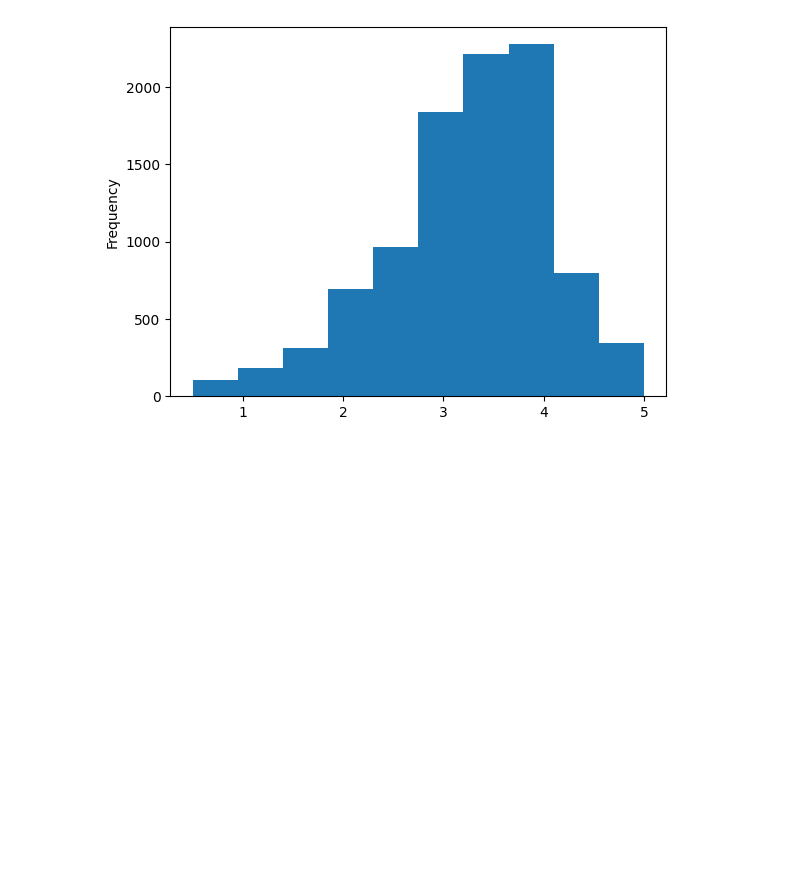
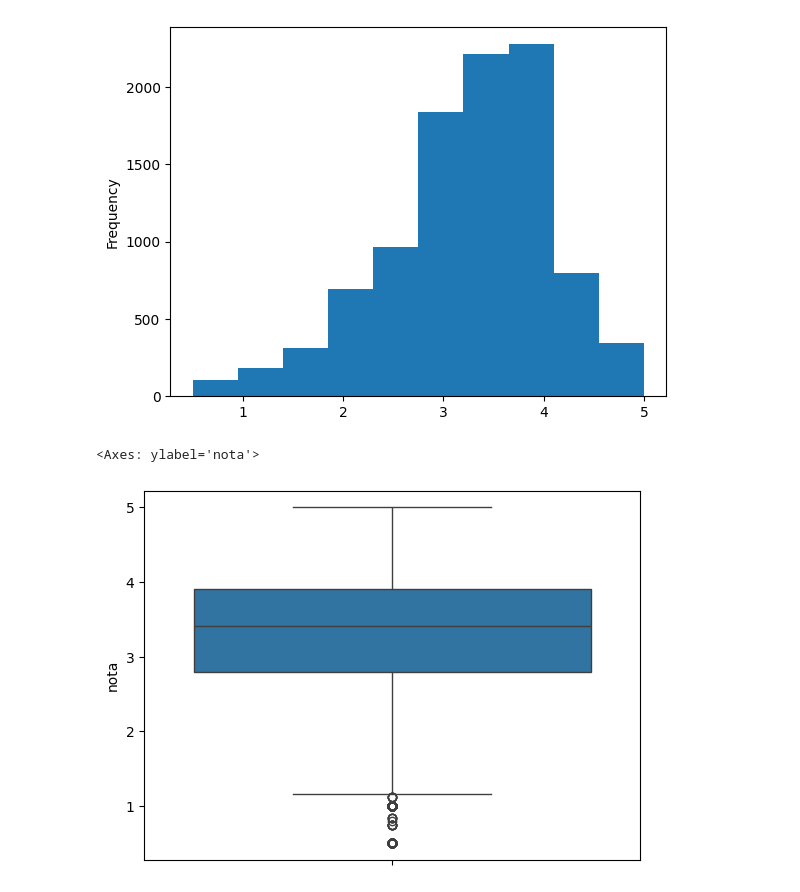
Before and after one commit to juliogazoli/alura-data-science-python-analise-exploratoria, a Jupyter notebook: introducao_a_data_science.ipynb, the cells around one changed output. Drawn from its saved outputs; the diff is of its cells as text; code cells hidden in the pictures; blank space fills up the shorter version.

Commit message:
Distribuindo as médias dos filmes

```diff
--- a/introducao_a_data_science.ipynb
+++ b/introducao_a_data_science.ipynb
@@ -155,3 +155,8 @@ medias_por_filme.plot(kind='hist')
 # %% [output]
 <Axes: ylabel='Frequency'>
 [figure]
+# %%
+sns.boxplot(medias_por_filme)
+# %% [output]
+<Axes: ylabel='nota'>
+[figure, added]
```
Also changed, not shown: parts of 3 cells of this notebook.
